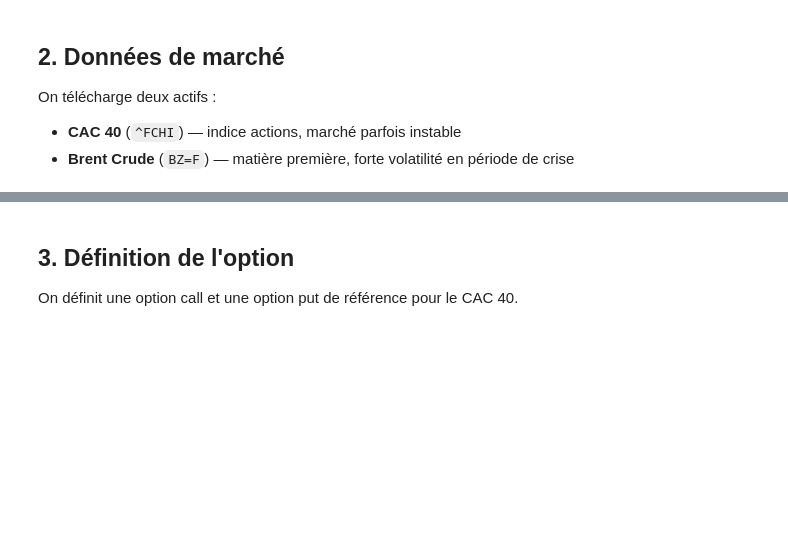
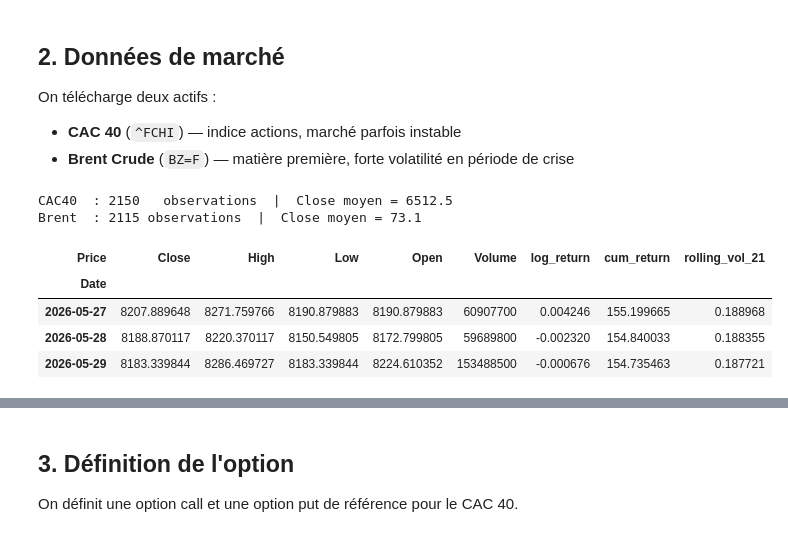
Before and after one commit to FDSena/Projet_4AMAM, a Jupyter notebook: notebooks/crr_analyse_complete.ipynb, the cells around one changed output, grey strips where cells are left out. Cells and saved outputs as stored; diff of their text form; code cells hidden in the pictures; blank space fills up the shorter version.

```diff
--- a/notebooks/crr_analyse_complete.ipynb
+++ b/notebooks/crr_analyse_complete.ipynb
@@ -66,16 +67,24 @@ On télécharge deux actifs :
 - **CAC 40** (`^FCHI`) — indice actions, marché parfois instable
 - **Brent Crude** (`BZ=F`) — matière première, forte volatilité en période de crise
 # %%
-START, END = "2020-01-01", "2024-12-31"
+START, END = "2018-01-01", "2026-06-01"
 
 df_cac   = build_dataset("^FCHI",  START, END)
 df_brent = build_dataset("BZ=F",   START, END)
 
 print(f"CAC40  : {len(df_cac)}   observations  |  "
       f"Close moyen = {df_cac['Close'].mean():.1f}")
 print(f"Brent  : {len(df_brent)} observations  |  "
       f"Close moyen = {df_brent['Close'].mean():.1f}")
 df_cac.tail(3)
+# %% [output]
+CAC40  : 2150   observations  |  Close moyen = 6512.5
+Brent  : 2115 observations  |  Close moyen = 73.1
+| Price | Close | High | Low | Open | Volume | log_return | cum_return | rolling_vol_21 |
+| Date |  |  |  |  |  |  |  |  |
+| 2026-05-27 | 8207.889648 | 8271.759766 | 8190.879883 | 8190.879883 | 60907700 | 0.004246 | 155.199665 | 0.188968 |
+| 2026-05-28 | 8188.870117 | 8220.370117 | 8150.549805 | 8172.799805 | 59689800 | -0.002320 | 154.840033 | 0.188355 |
+| 2026-05-29 | 8183.339844 | 8286.469727 | 8183.339844 | 8224.610352 | 153488500 | -0.000676 | 154.735463 | 0.187721 |
 # %%
 fig, axes = plt.subplots(2, 2, figsize=(14, 8))
 fig.suptitle("Aperçu des données de marché", fontweight="bold")
```
Also changed, not shown: parts of 21 cells of this notebook, 4 other files.
